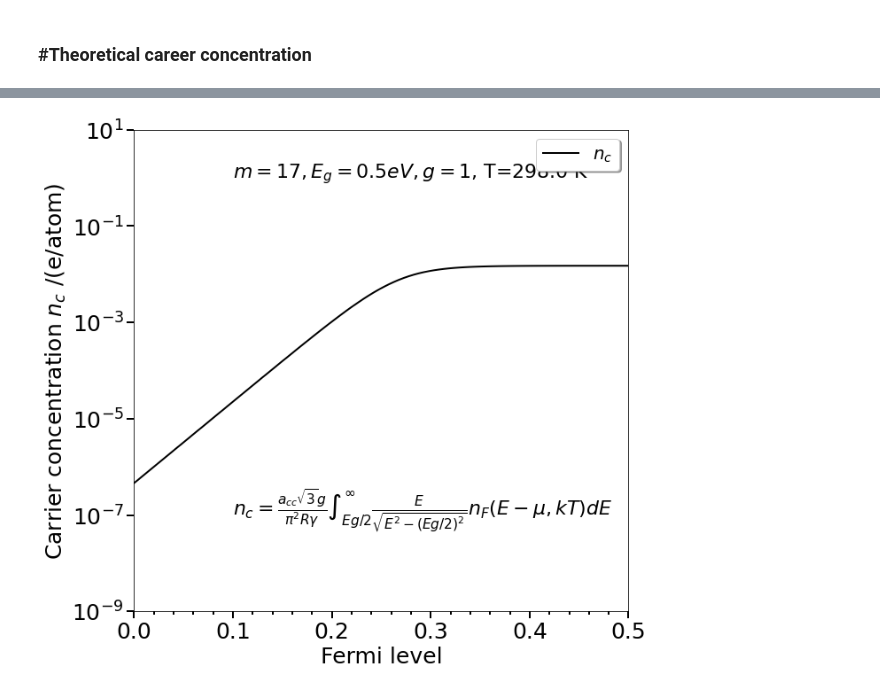
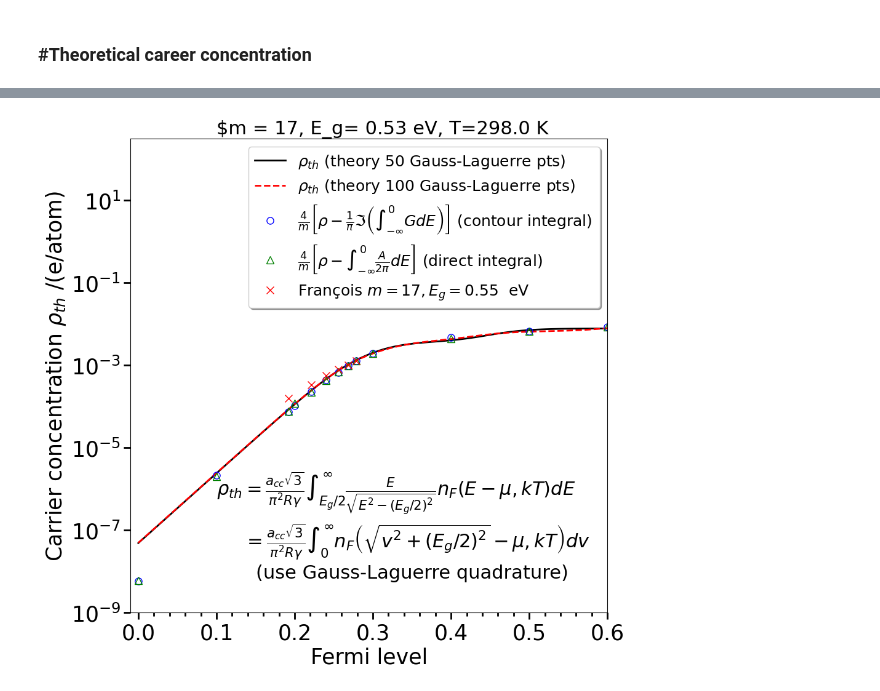
Before and after one commit to AMReX-Microelectronics/Electrostatic, a Jupyter notebook: Tools/NEGF/CarrierConcentration.ipynb, the cells around one changed output, grey strips where cells are left out. Cells and saved outputs as stored; diff of their text form; code cells hidden in the pictures.

Commit message:
carrier concentration (python)

```diff
--- a/Tools/NEGF/CarrierConcentration.ipynb
+++ b/Tools/NEGF/CarrierConcentration.ipynb
@@ -208,0 +214,6 @@ n_mul_factor 0.014979288761590147
+# %%
+import pandas as pd
+df = pd.read_csv('Francois_Data_ChargePerAtom.csv', header=None)
+Francois_Ef = df[0]
+Francois_ChargePerAtom = df[1]
+print(Francois_Ef)
@@ -209,57 +228,63 @@ n_mul_factor 0.014979288761590147
+# %%
+import numpy.polynomial.laguerre as GLag
+def func(mu, kT, Ec_th, deg=11):
+    X,W = GLag.laggauss(deg)
+    summation = 0.
+    for i in range(0,np.size(X)):
+        x=X[i]
+        w=W[i]
+        #print(x,w)
+        summation += w*np.exp(x)*(nf( (np.sqrt( x**2 + Ec_th**2 ) - mu), eta=0., kT=kT).real)
+    #print(summation)
+    return summation
 # %%
-mu_arr=np.linspace(0,0.5,pts,dtype=float)
-n_per_atom_vale_Fermi = np.zeros(pts,dtype=float)
+mu_sim = np.array([0,0.1,0.191905, 0.2,0.221156, 0.240431, 0.255964, 0.268209, 0.278980,  0.3,0.4,0.5,0.6])
+nc_sim = np.array([2.54388087e-08, 8.63970729e-06,0.00032122, 0.00050732,   0.00094354,0.00182354, 0.00294605, 0.00411889, 0.00533681,      0.00815898,0.01836968,0.0282172,0.03610369]) #Direct Integral - A
+nc_sim_CI = np.array([2.47214177e-08, 9.23624234e-06,0.00030937,0.0004355, 0.00096945,0.00187346,0.00284987, 0.00407827, 0.0054502,     0.00802641,0.01956483,0.02827691,0.03612615]) #Direct integral - 0.5
+
+mu_arr=np.linspace(0,0.6,pts,dtype=float)
 n_per_atom_cond_Fermi = np.zeros(pts,dtype=float)
+n_per_atom_cond_Fermi_conv = np.zeros(pts,dtype=float)
 
 Temp_ref = 298
-realaxis_pts =1000
+#realaxis_pts =int(1e5)
 
 for f in range(0, len(mu_arr)):
     mu = mu_arr[f]
     kT = k*Temp_ref
+    n_per_atom_cond_Fermi[f] = n_mul_factor*func(mu, kT, Ec_th,50)
+    n_per_atom_cond_Fermi_conv[f] = n_mul_factor*func(mu, kT, Ec_th,100)
+    #c=np.linspace(0, int(1e4), realaxis_pts,dtype=float)
+    #deltac=c[1]-c[0]
+    #for e in range(0,realaxis_pts):
+        #n_per_atom_cond_Fermi[f] += n_mul_factor * nf( (np.sqrt( c[e]**2 + Ec_th**2 ) - mu), eta=0., kT=kT).real * deltav
 
-    c=np.linspace(0, 1000., realaxis_pts,dtype=float)
-    deltac=c[1]-c[0]
-    v=np.linspace(-1000, 0, realaxis_pts,dtype=float)
-    deltav=v[1]-v[0]
+#print(n_per_atom_cond_Fermi)
 
-    n_per_atom_vale_Fermi[f]=0.
-    n_per_atom_vale_Fermi[f]=0.
-
-    for e in range(0,realaxis_pts):
-        n_per_atom_cond_Fermi[f] += n_mul_factor * nf( (np.sqrt( c[e]**2 + Ec_th**2 ) - mu), eta=0., kT=kT).real * deltav
-        n_per_atom_vale_Fermi[f] += n_mul_factor * (1-nf( (np.sqrt( v[e]**2 + Ec_th**2 ) - mu), eta=0., kT=kT).real) * deltav
 
 if(PrintFigures):
-    plt, pltname=custom_plot_single([mu_arr],
-                    [n_per_atom_cond_Fermi],
-                    [r'$n_c$'],
-                    [mu_arr[0],mu_arr[-1]],
-                    [1e-9,10],
-                    [r'Fermi level',r'Carrier concentration $n_c$ /(e/atom)'],'CarrierConcCondBandVsFermiLevel_%d_0.png'%(m),
-                    ['k','k','g'],
-                    ['solid','dashed','solid','dashed'],
-                    [None,None],
-                    4*['none'],
-                    [2,2,2,2],y_logscale=True)
+    plt, pltname=custom_plot_single([mu_arr, mu_arr, mu_sim, mu_sim, Francois_Ef],
+                    [n_per_atom_cond_Fermi, n_per_atom_cond_Fermi_conv, nc_sim_CI*4/m, nc_sim*4/m, Francois_ChargePerAtom],
+                    [r'$\rho_{th}$ (theory 50 Gauss-Laguerre pts)',r'$\rho_{th}$ (theory 100 Gauss-Laguerre pts)',
+                     r'$\frac{4}{m}\left[\rho-\frac{1}{\pi} \Im\left(\int_{-\infty}^{0} G dE\right)\right] $ (contour integral) ',
+                     r'$\frac{4}{m} \left[\rho -\int_{-\infty}^{0} \frac{A}{2\pi} dE\right]$ (direct integral) ',
+                    r'Franc$\c{}$ois $m=17, E_g=0.55$  eV'],
+                    [mu_arr[0]-0.01,mu_arr[-1]],
+                    [1e-9,3e2],
+                    [r'Fermi level',r'Carrier concentration $\rho_{th}$ /(e/atom)'],'CarrierConcCondBandVsFermiLevel_%d_0.png'%(m),
+                    ['k','r','b','g','r'],
+                    ['solid','dashed','none','none','none'],
+                    [None,None,'o', '^','x'],
+                    6*['none'],
+                    [2,2,2,2,2,2],markevery=[1,1,1,1,1,1],y_logscale=True)
 
-#     plt, pltname=custom_plot_single([mu_arr,mu_arr],
-#                     [n_per_atom_cond_Fermi,n_per_atom_vale_Fermi],
-#                     [r'$n_c$', r'$n_v$'],
-#                     [mu_arr[0],mu_arr[-1]],
-#                     [1e-9,10],
-#                     [r'Fermi level',r'Carrier concentration $n_c$ & $n_v$ /(e/atom)'],'CarrierConcVsFermiLevel_%d_0.png'%(m),
-#                     ['k','k','g'],
-#                     ['solid','dashed','solid','dashed'],
-#                     [None,None],
-#                     4*['none'],
-#                     [2,2,2,2],y_logscale=True)
+    plt.text(0.1, 7e-7, r'$\rho_{th} = \frac{a_{cc}\sqrt{3}}{\pi^2R\gamma}\int_{E_g/2}^{\infty}\frac{E}{\sqrt{E^2 - (E_g/2)^2}} n_F(E - \mu,kT) dE$', fontsize=22,color='k')
+    plt.text(0.135, 4e-8, r'$ = \frac{a_{cc}\sqrt{3}}{\pi^2R\gamma}\int_{0}^{\infty} n_F\left(\sqrt{v^2 + (E_g/2)^2} - \mu,kT\right) dv$', fontsize=22,color='k')
+    plt.text(0.15, 7e-9, r'(use Gauss-Laguerre quadrature)', fontsize=22,color='k')
 
-    #plt.text(0.1, 1e-1, r'$n_v = \frac{a_{cc}\sqrt{3}g}{\pi^2R\gamma}\int_{-\infty}^{-Eg/2}\frac{E}{\sqrt{E^2 - (Eg/2)^2}} (1-n_F(E-\mu,kT)) dE$', fontsize=22,color='k')
-    plt.text(0.1, 1e-7, r'$n_c = \frac{a_{cc}\sqrt{3}g}{\pi^2R\gamma}\int_{Eg/2}^{\infty}\frac{E}{\sqrt{E^2 - (Eg/2)^2}} n_F(E - \mu,kT) dE$', fontsize=22,color='k')
-    plt.text(0.1, 1, r'$m = %d, E_g= %.1f eV, g=%d$, T=%.1f K'%(m,Eg_min, g,Temp_ref), fontsize=22,color='k')
+    plt.text(0.1, 400, r'$m = %d, E_g= %.2f eV, T=%.1f K'%(m,Eg_min, Temp_ref), fontsize=22,color='k')
 
     plt.savefig(pltname, bbox_inches = "tight")
 # %% [output]
-[figure, old version]
+[figure, new version]
 # %%
```
Also changed, not shown: parts of 6 cells of this notebook.
